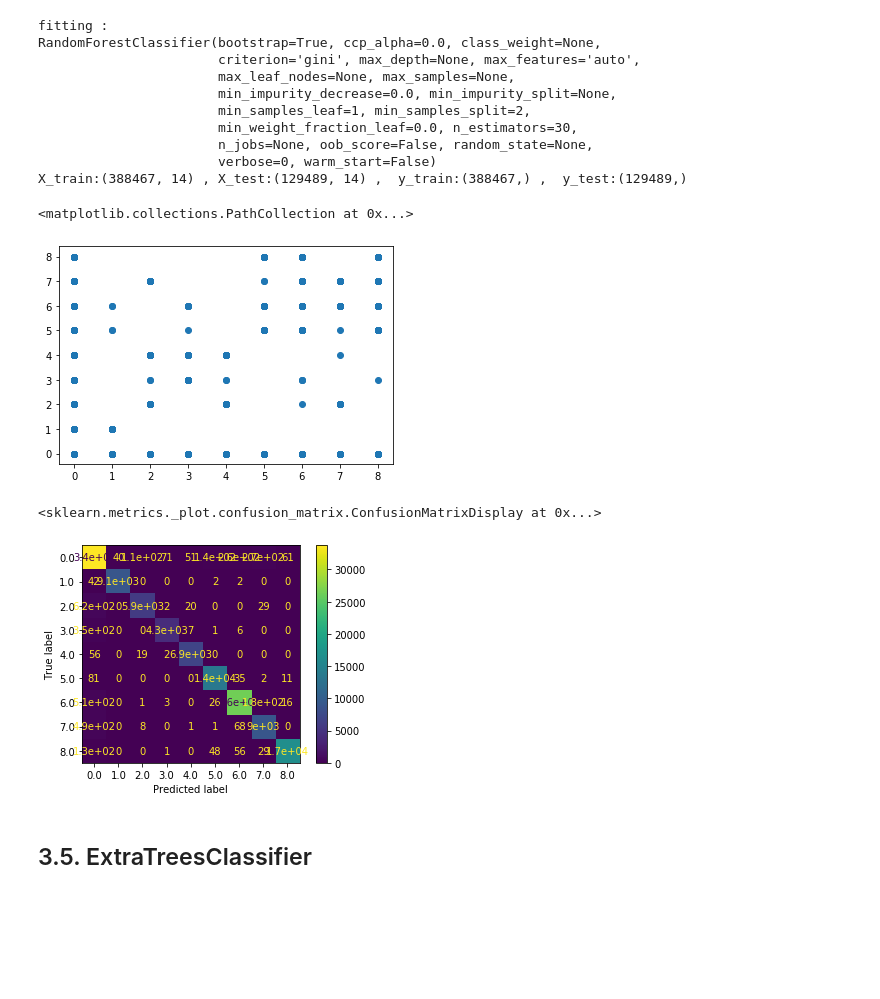
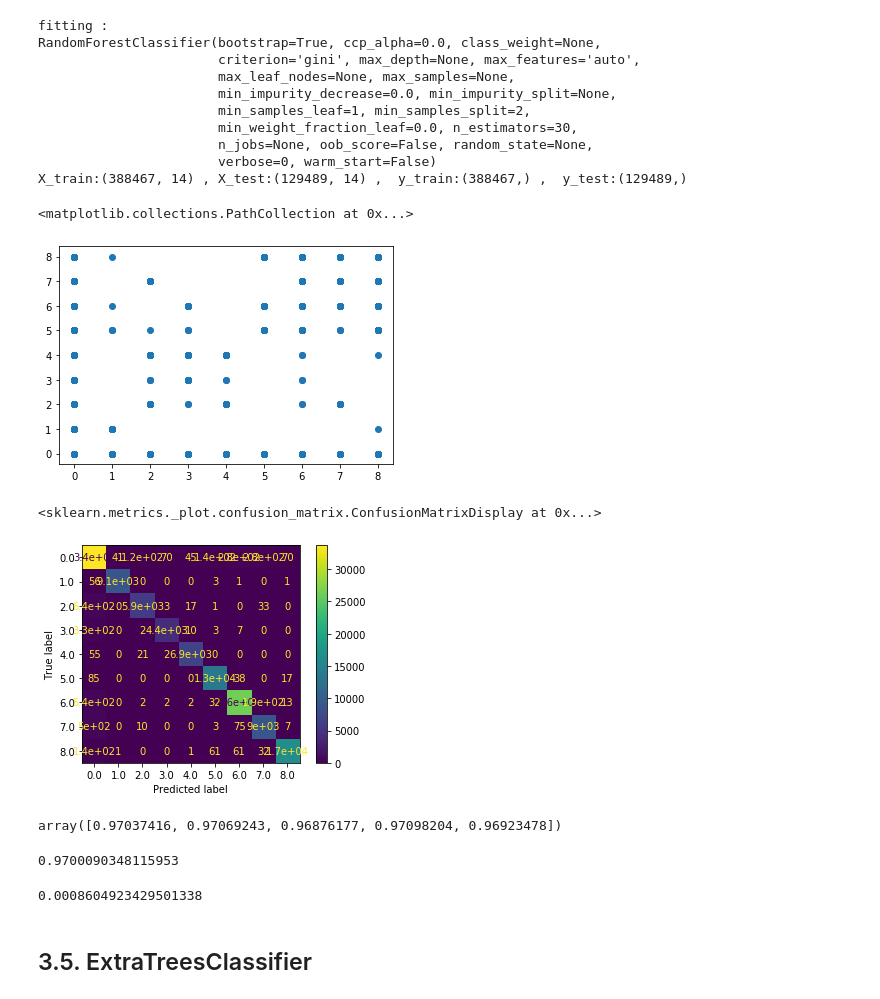
Before and after one commit to EliseCabrerizo/Python2020, a Jupyter notebook: Projet_PPG-CABRERIZO_Elise.ipynb, the cells around one changed output. Saved outputs shown, nothing was run; the diff lists cells and outputs as text; code cells hidden in the pictures; blank space fills up the shorter version.

```diff
--- a/Projet_PPG-CABRERIZO_Elise.ipynb
+++ b/Projet_PPG-CABRERIZO_Elise.ipynb
@@ -374,9 +378,9 @@ plot_confusion_matrix(algorithme, X_test, y_test)
 ## 3.4. RandomForestClassifier
 # %%
 hyperparametres = { 'n_estimators':30 }
-algorithme = RandomForestClassifier(**hyperparametres)
-score = get_score(algorithme, X_train, X_test, y_train, y_test)
-performances[algorithme] = score
+RandomFalgo = RandomForestClassifier(**hyperparametres)
+score = get_score(RandomFalgo, X_train, X_test, y_train, y_test)
+performances[RandomFalgo] = score
 # %% [output]
 fitting :
 RandomForestClassifier(bootstrap=True, ccp_alpha=0.0, class_weight=None,
@@ -389,15 +393,23 @@ RandomForestClassifier(bootstrap=True, ccp_alpha=0.0, class_weight=None,
                        verbose=0, warm_start=False)
 X_train:(388467, 14) , X_test:(129489, 14) ,  y_train:(388467,) ,  y_test:(129489,)
 # %%
-plt.scatter(x=y_test, y=algorithme.predict(X_test))
+plt.scatter(x=y_test, y=RandomFalgo.predict(X_test))
 # %% [output]
 <matplotlib.collections.PathCollection at 0x...>
-[figure, old version]
+[figure, new version]
 # %%
-plot_confusion_matrix(algorithme, X_test, y_test)
+plot_confusion_matrix(RandomFalgo, X_test, y_test)
 # %% [output]
 <sklearn.metrics._plot.confusion_matrix.ConfusionMatrixDisplay at 0x...>
-[figure, old version]
+[figure, new version]
+# %%
+# On va utiliser la cross validation afin de valider la robustesse de notre modèle. Cela évite donc le coup de chance
+results = cross_val_score(RandomFalgo, X, y.values.ravel(), cv=KFold(shuffle=True, n_splits=5))
+display(results, results.mean(), results.std())
+# %% [output]
+array([0.97037416, 0.97069243, 0.96876177, 0.97098204, 0.96923478])
+0.9700090348115953
+0.0008604923429501338
 # %% [markdown]
 ## 3.5. ExtraTreesClassifier
 # %%
```
Also changed, not shown: parts of 29 cells of this notebook.
